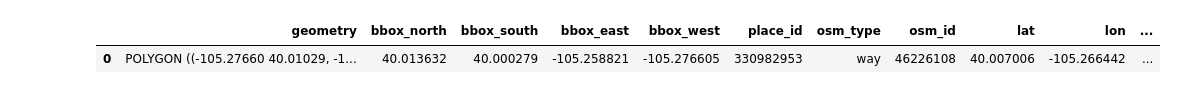
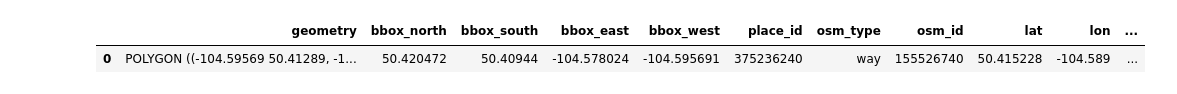
Before and after one commit to Mohammed777777777/first-map-template, a Jupyter notebook: Map_demonstration.ipynb, the cells around one changed output. Saved outputs shown, nothing was run; the diff lists cells and outputs as text; code cells hidden in the pictures.

```diff
--- a/Map_demonstration.ipynb
+++ b/Map_demonstration.ipynb
@@ -11,11 +7,11 @@ import osmnx as osm
 # %%
-cu_boudary = osm.geocode_to_gdf(
-            "W46226108",
+USASK_boudary = osm.geocode_to_gdf(
+            "W155526740",
             by_osmid= True
 
 )
-cu_boudary
+USASK_boudary
 # %% [output]
 |  | geometry | bbox_north | bbox_south | bbox_east | bbox_west | place_id | osm_type | osm_id | lat | lon | ... |
-| 0 | POLYGON ((-105.27660 40.01029, -1... | 40.013632 | 40.000279 | -105.258821 | -105.276605 | 330982953 | way | 46226108 | 40.007006 | -105.266442 | ... |
+| 0 | POLYGON ((-104.59569 50.41289, -1... | 50.420472 | 50.40944 | -104.578024 | -104.595691 | 375236240 | way | 155526740 | 50.415228 | -104.589 | ... |
 # %%
```
Also changed, not shown: parts of 4 cells of this notebook, 4 other files.
